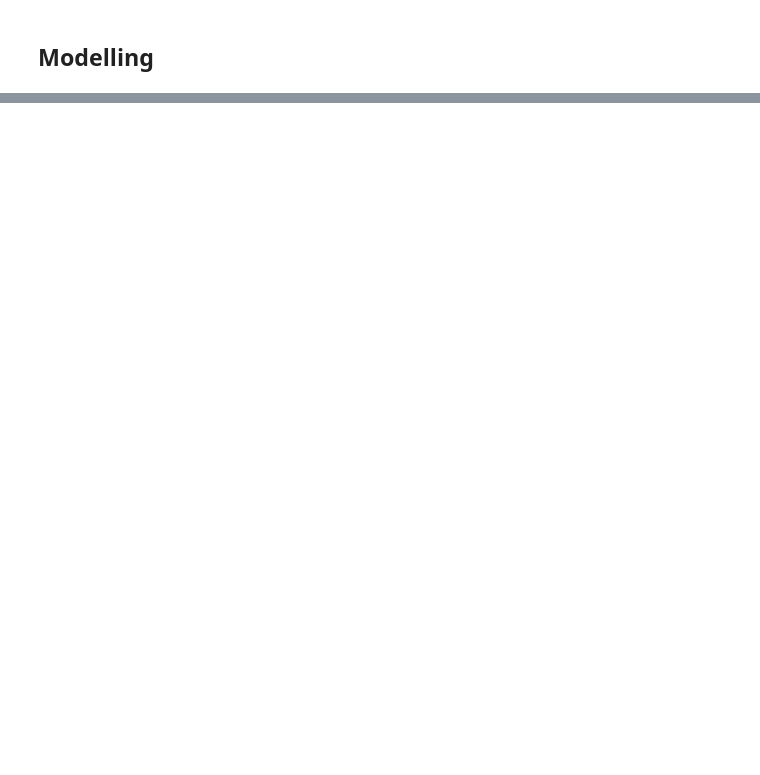
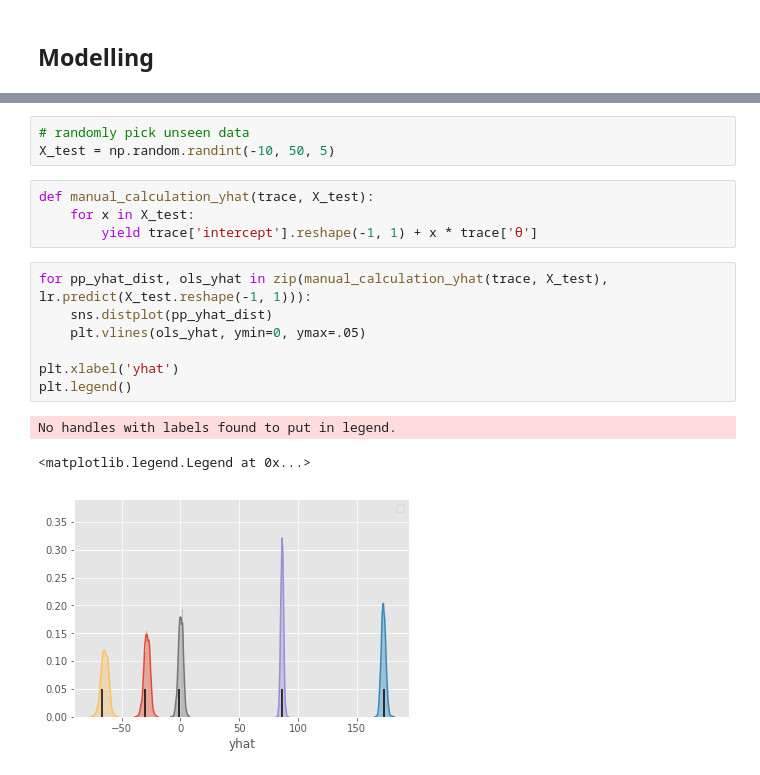
Before and after one commit to minggli/python-pp, a Jupyter notebook: blr_3.ipynb, the cells around one changed output, grey strips where cells are left out. Cells and saved outputs as stored; diff of their text form; blank space fills up the shorter version.

```diff
--- a/blr_3.ipynb
+++ b/blr_3.ipynb
@@ -125,0 +155,18 @@ CompoundStep
+# %%
+# randomly pick unseen data
+X_test = np.random.randint(-10, 50, 5)
+# %%
+def manual_calculation_yhat(trace, X_test):
+    for x in X_test:
+        yield trace['intercept'].reshape(-1, 1) + x * trace['θ']
+# %%
+for pp_yhat_dist, ols_yhat in zip(manual_calculation_yhat(trace, X_test), lr.predict(X_test.reshape(-1, 1))):
+    sns.distplot(pp_yhat_dist)
+    plt.vlines(ols_yhat, ymin=0, ymax=.05)
+
+plt.xlabel('yhat')
+plt.legend()
+# %% [output]
+No handles with labels found to put in legend.
+<matplotlib.legend.Legend at 0x...>
+[figure, added]
```
Also changed, not shown: parts of 36 cells of this notebook.
